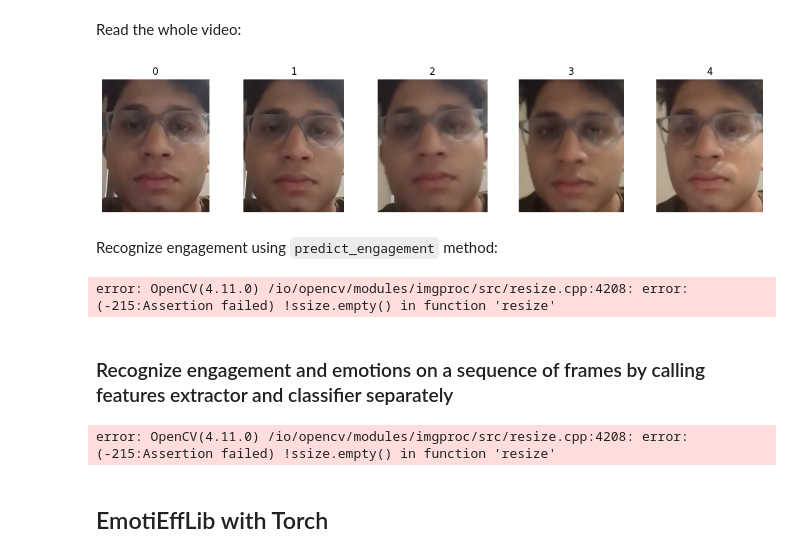
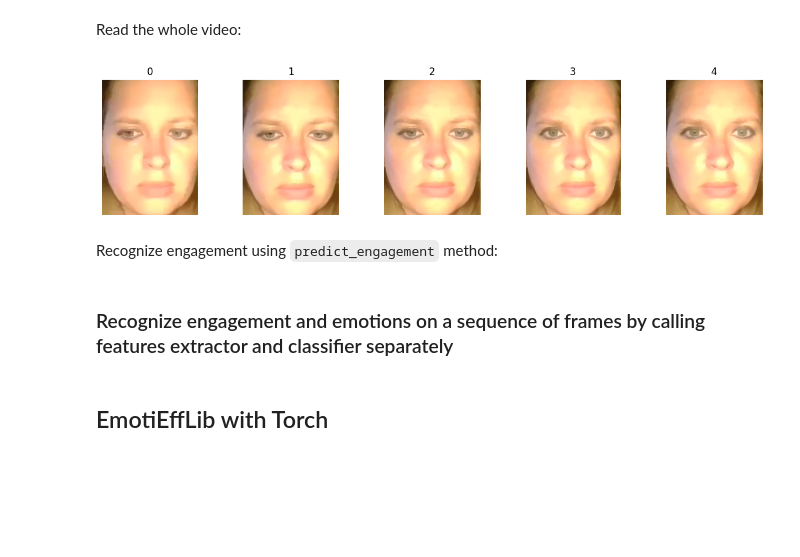
Before and after one commit to ayushi-2104/Streamlit, a Jupyter notebook: docs/tutorials/python/Predict engagement and emotions on video.ipynb, the cells around one changed output. Saved outputs shown, nothing was run; the diff lists cells and outputs as text; code cells hidden in the pictures; blank space fills up the shorter version.

```diff
--- a/docs/tutorials/python/Predict engagement and emotions on video.ipynb
+++ b/docs/tutorials/python/Predict engagement and emotions on video.ipynb
@@ -159,36 +164,36 @@ For engagement recognition, we need to collect a sequence of video frames before
 # %% [markdown]
 Read the whole video:
 # %%
-input_file = next(iter(uploaded))  # or the variable you stored it in
+input_file = os.path.join(test_dir, "video_samples", "engagement", "engaged", "1_video1.mp4")
 
 all_frames = []
 # Create a row of 5 subplots
 fig, axes = plt.subplots(1, 5, figsize=(15, 3))
 i = 0
 
 # Read the whole video
 cap = cv2.VideoCapture(input_file)
 while cap.isOpened():
     success, image = cap.read()
     if not success:
         break
 
     image_rgb = cv2.cvtColor(image, cv2.COLOR_BGR2RGB)
     facial_images = recognize_faces(image_rgb, device)
     if len(facial_images) == 0:
         continue
     all_frames += facial_images
     # Draw each 10th frame
     if i % 10 == 0 and i // 10 < 5:
         idx = i // 10
         axes[idx].imshow(facial_images[0])
         axes[idx].set_title(idx)
         axes[idx].axis('off')
     i += 1
 
 cap.release()
 # %% [output]
-[figure, old version]
+[figure, new version]
 # %% [markdown]
 Recognize engagement using `predict_engagement` method:
 # %%
@@ -200,8 +205,6 @@ score = np.mean(scores, axis=0)
 engagement_idx = np.argmax(score)
 
 assert fer.idx_to_engagement_class[engagement_idx] == "Engaged"
-# %% [output]
-error: OpenCV(4.11.0) /io/opencv/modules/imgproc/src/resize.cpp:4208: error: (-215:Assertion failed) !ssize.empty() in function 'resize'
 # %% [markdown]
 ### Recognize engagement and emotions on a sequence of frames by calling features extractor and classifier separately
 # %%
@@ -215,8 +218,6 @@ engagement_idx = np.argmax(engagement_score)
 
 assert fer.idx_to_emotion_class[emotion_idx] == "Sadness"
 assert fer.idx_to_engagement_class[engagement_idx] == "Engaged"
-# %% [output]
-error: OpenCV(4.11.0) /io/opencv/modules/imgproc/src/resize.cpp:4208: error: (-215:Assertion failed) !ssize.empty() in function 'resize'
 # %% [markdown]
 ## EmotiEffLib with Torch
 # %% [markdown]
```
Also changed, not shown: parts of 5 cells of this notebook.
